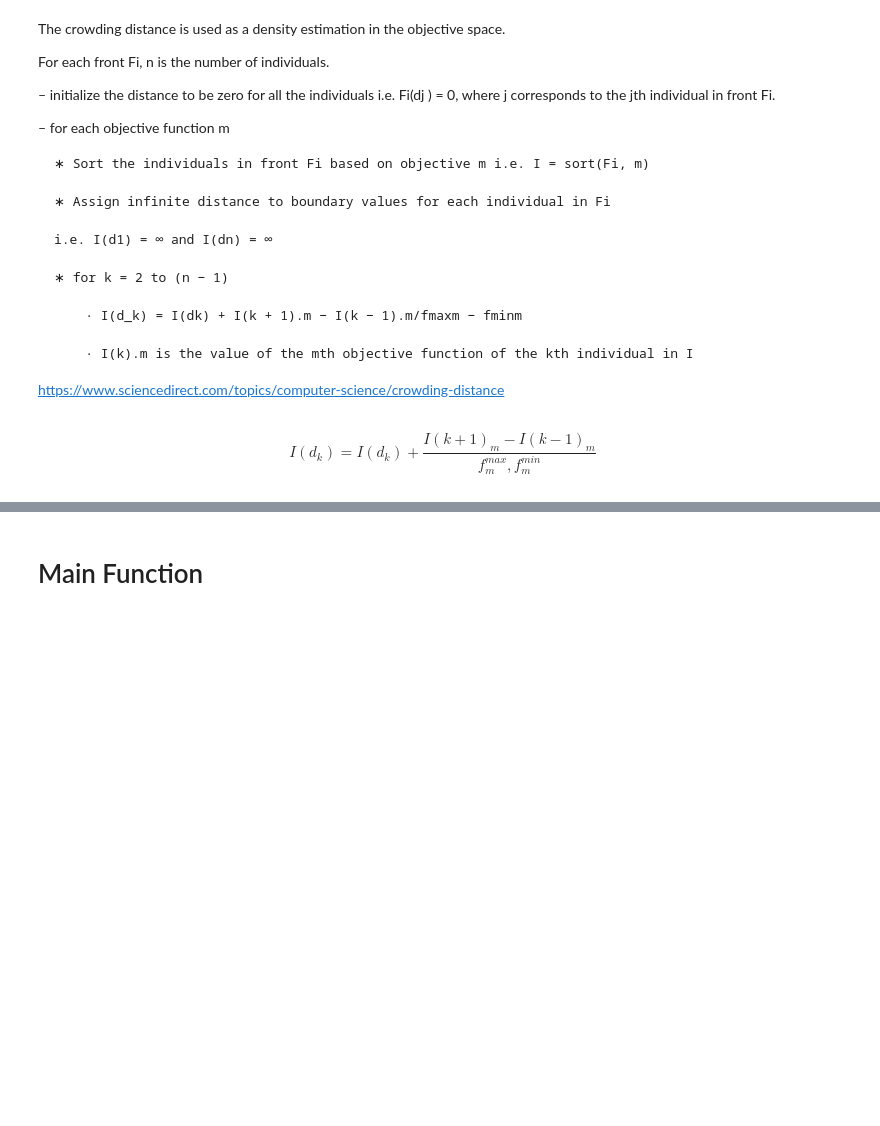
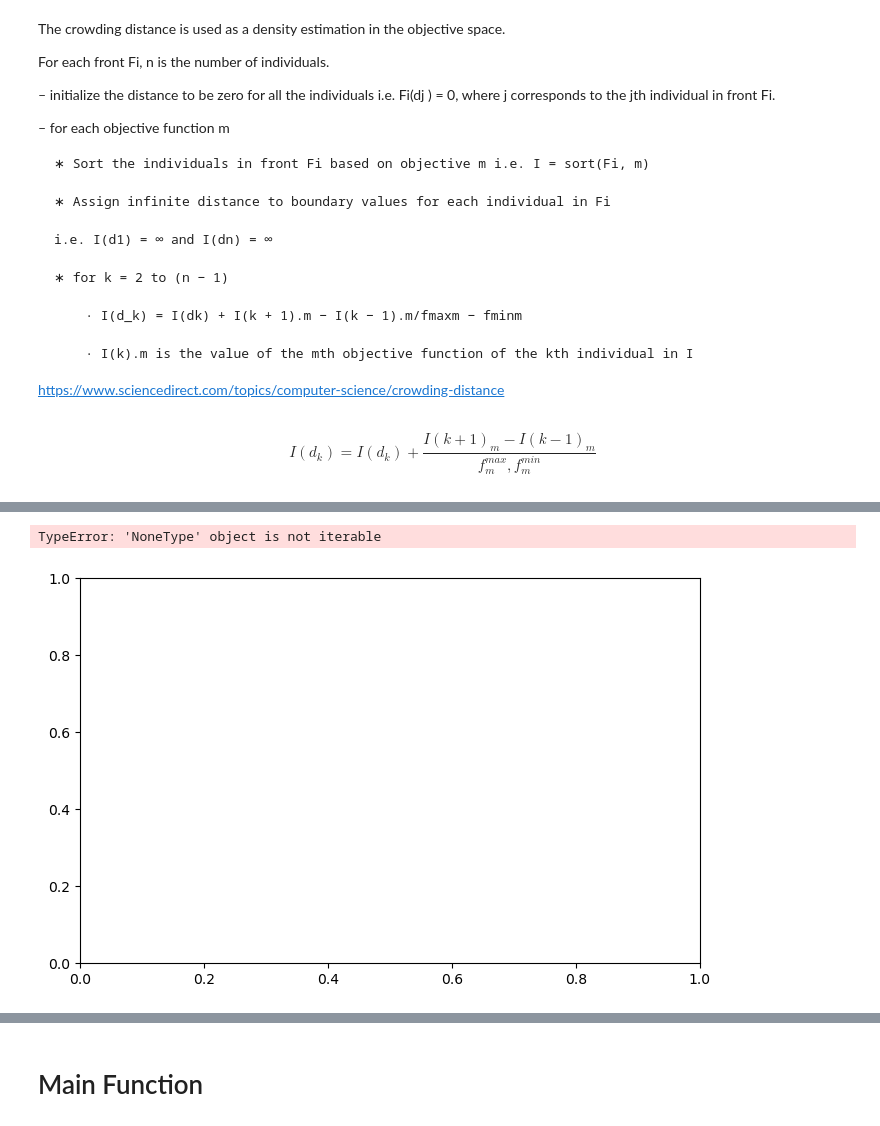
Before and after one commit to Coreopsis-cyber/Travelling-Thief-Problem, a Jupyter notebook: code/functions.ipynb, the cells around one changed output, grey strips where cells are left out. Cells and saved outputs as stored; diff of their text form; code cells hidden in the pictures; blank space fills up the shorter version.

```diff
--- a/code/functions.ipynb
+++ b/code/functions.ipynb
@@ -851,7 +852,7 @@ def packing_plan_mutation(child1: structure, child2: structure, mutation_percent
 
     return child1, child2
 # %%
-def replacement(population: list[structure]) -> list:
+def replacement(population: list[structure], nb_cities) -> list:
 
     """
     Perform replacement in a population by selecting individuals based on rank and crowding distance.
@@ -863,7 +864,7 @@ def replacement(population: list[structure]) -> list:
     - list[structure]: A list of individuals selected for the next generation based on their rank and crowding distance.
     """
 
-    return sorted(population, key=lambda x: (x.rank, -x.crowding_distance))[0:len(population)]
+    return sorted(population, key=lambda x: (x.rank, -x.crowding_distance))[0:nb_cities]
 # %%
 def get_pareto_front(population):
 
@@ -902,0 +908,13 @@ def get_best_solutions(population, n_solutions): # Ursula
+# %%
+a280_n279 = read_TTP_instance_data("../data/a280-n279.txt")
+a280_n279_nb_cities = a280_n279["nb_cities"]
+a280_n279_nb_items = a280_n279["nb_items"]
+a280_n279_Q = a280_n279["Q"]
+a280_n279_vmin = a280_n279["v_min"]
+a280_n279_vmax = a280_n279["v_max"]
+a280_n279_R = a280_n279["R"]
+a280_n279_pairwise_distances = a280_n279["pairwise_distances"]
+a280_n279_item_to_city_mapping_dict = a280_n279["item_to_city_mapping_dict"]
+a280_n279_item_weights = a280_n279["item_weights"]
+a280_n279_item_values = a280_n279["item_values"]
+a280_n279_value_to_weight_ratio_dict = a280_n279["value_to_weight_ratio_dict"]
@@ -902,0 +997,7 @@ def get_best_solutions(population, n_solutions): # Ursula
+# %%
+fig, ax = plt.subplots(figsize = (8, 5))
+for key in a280_n279_pop_size_exp_pareto.keys():
+    ax.scatter([sol.tour_cost for sol in a280_n279_pop_size_exp_end_populations[key]], [-1 * sol.packing_plan_cost for sol in a280_n279_pop_size_exp_end_populations[key]])
+# %% [output]
+TypeError: 'NoneType' object is not iterable
+[figure, added]
```
Also changed, not shown: parts of 16 cells of this notebook.
